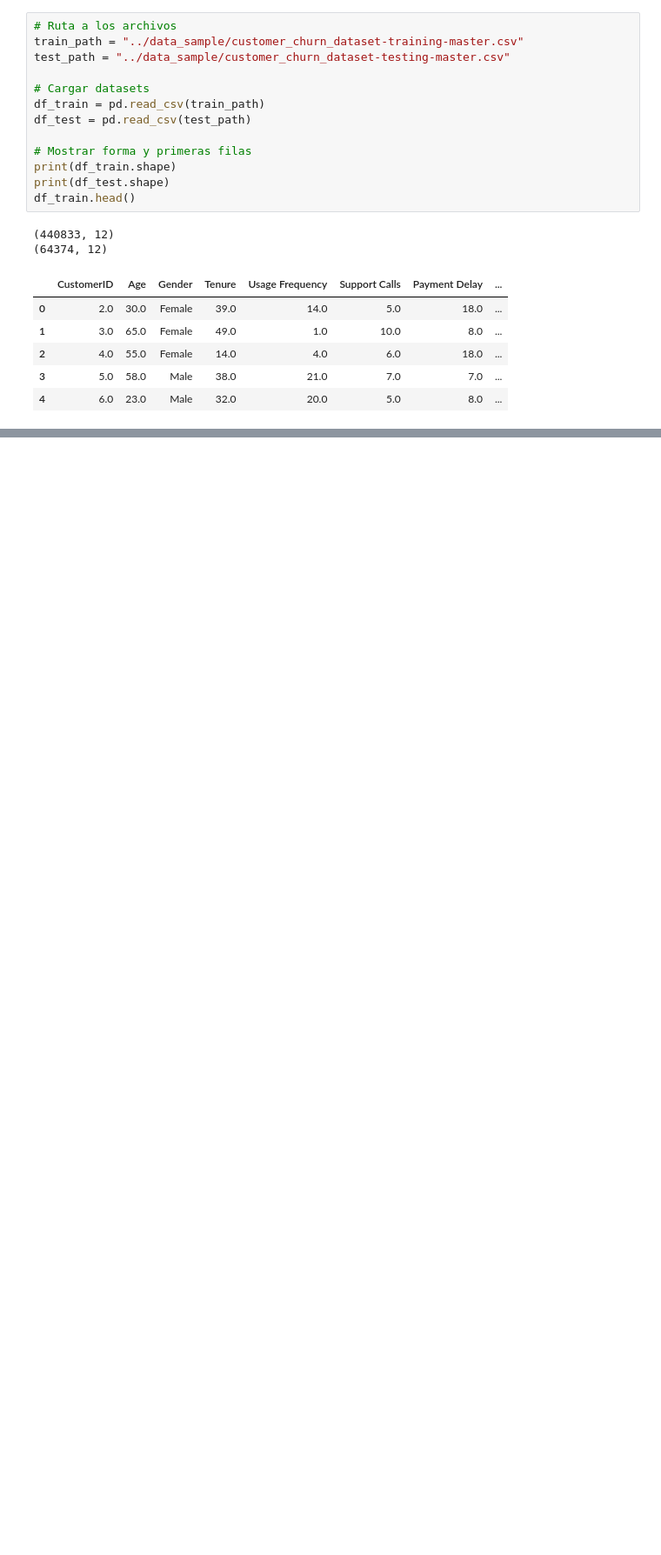
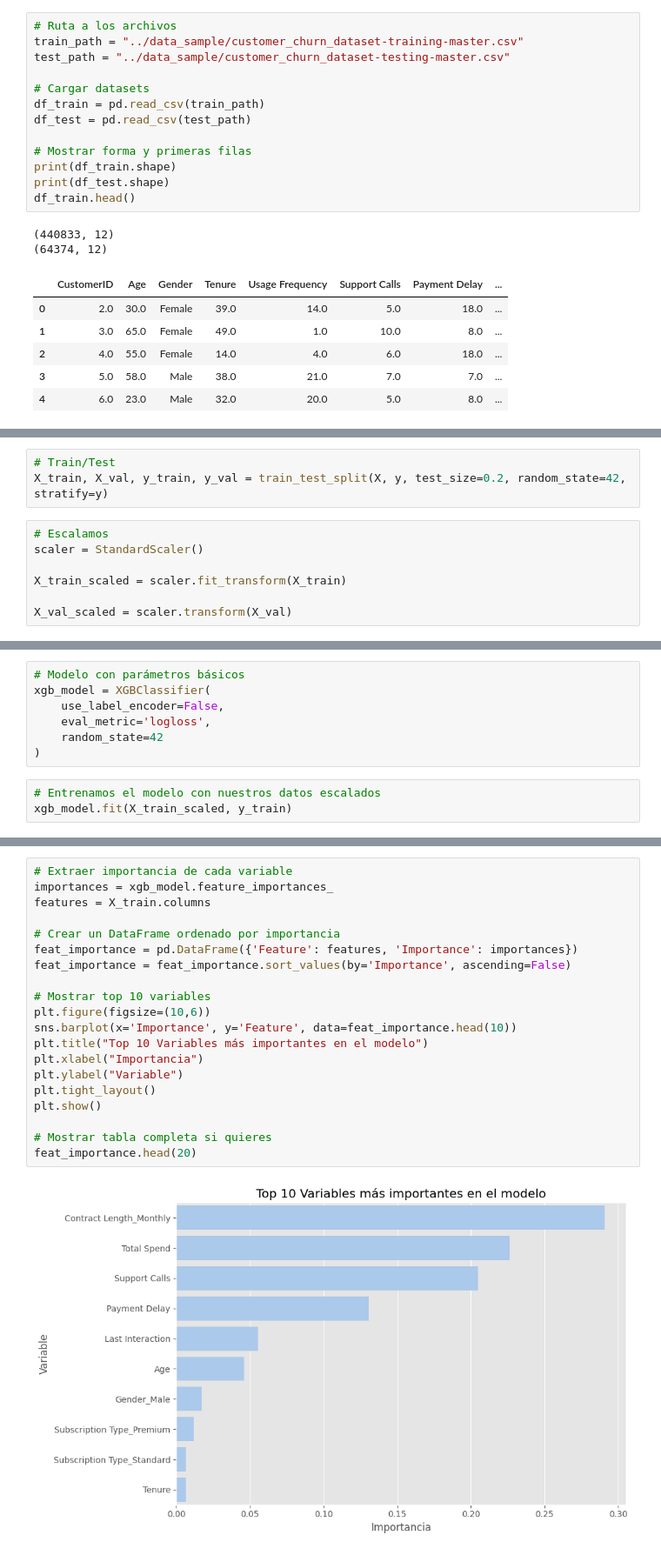
Before and after one commit to IagoG7/ML_customer_churn, a Jupyter notebook: src/notebooks/01_modelo_churn.ipynb, the cells around one changed output, grey strips where cells are left out. Shown at 87% size. Cells and saved outputs as stored; diff of their text form; blank space fills up the shorter version.

Commit message:
Terminando modelo XGboost

```diff
--- a/src/notebooks/01_modelo_churn.ipynb
+++ b/src/notebooks/01_modelo_churn.ipynb
@@ -37,0 +207,10 @@ df_train.head()
+# %%
+# Train/Test
+X_train, X_val, y_train, y_val = train_test_split(X, y, test_size=0.2, random_state=42, stratify=y)
+# %%
+# Escalamos
+scaler = StandardScaler()
+
+X_train_scaled = scaler.fit_transform(X_train)
+
+X_val_scaled = scaler.transform(X_val)
@@ -37,0 +222,10 @@ df_train.head()
+# %%
+# Modelo con parámetros básicos
+xgb_model = XGBClassifier(
+    use_label_encoder=False,
+    eval_metric='logloss',
+    random_state=42
+)
+# %%
+# Entrenamos el modelo con nuestros datos escalados
+xgb_model.fit(X_train_scaled, y_train)
@@ -37,0 +284,22 @@ df_train.head()
+# %%
+# Extraer importancia de cada variable
+importances = xgb_model.feature_importances_
+features = X_train.columns
+
+# Crear un DataFrame ordenado por importancia
+feat_importance = pd.DataFrame({'Feature': features, 'Importance': importances})
+feat_importance = feat_importance.sort_values(by='Importance', ascending=False)
+
+# Mostrar top 10 variables
+plt.figure(figsize=(10,6))
+sns.barplot(x='Importance', y='Feature', data=feat_importance.head(10))
+plt.title("Top 10 Variables más importantes en el modelo")
+plt.xlabel("Importancia")
+plt.ylabel("Variable")
+plt.tight_layout()
+plt.show()
+
+# Mostrar tabla completa si quieres
+feat_importance.head(20)
+# %% [output]
+[figure, added]
```
Also changed, not shown: parts of 29 cells of this notebook, 3 other files.
